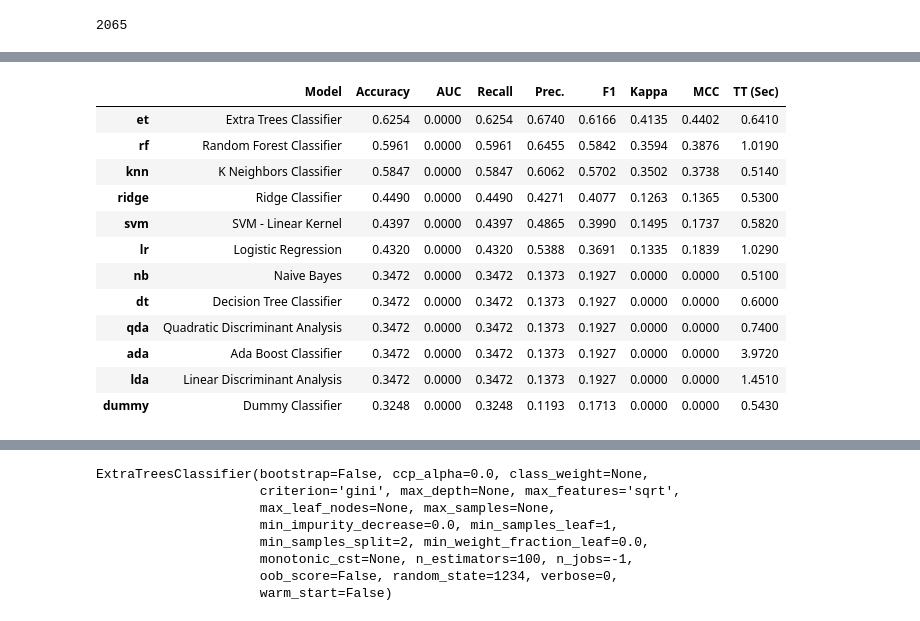
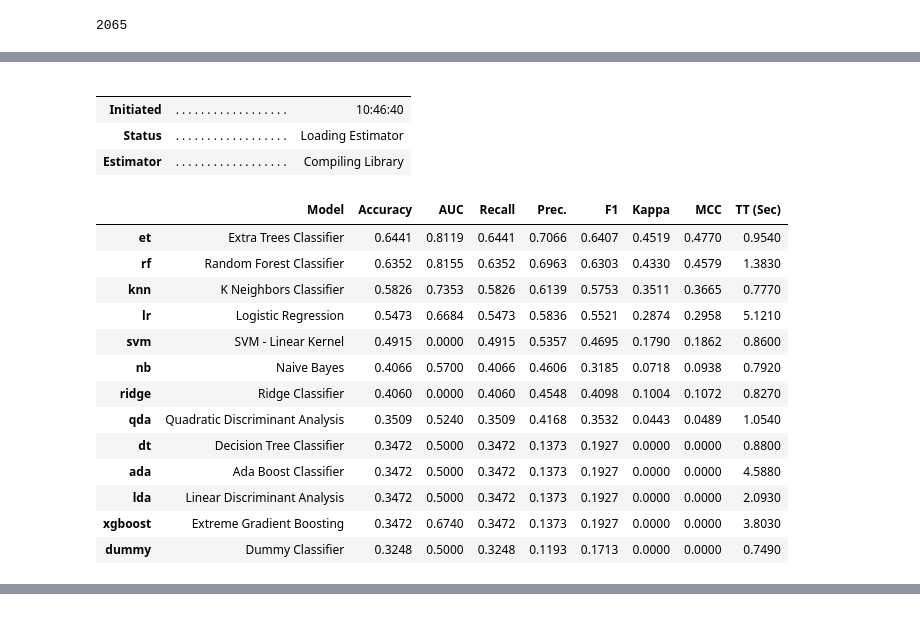
Before and after one commit to Spuced/Final_Year_Project_Github_Clone, a Jupyter notebook: graph_database/machine_learning_dropping_outliers.ipynb, the cells around one changed output, grey strips where cells are left out. Saved outputs shown, nothing was run; the diff lists cells and outputs as text; code cells hidden in the pictures.

```diff
--- a/graph_database/machine_learning_dropping_outliers.ipynb
+++ b/graph_database/machine_learning_dropping_outliers.ipynb
@@ -152,17 +140,23 @@ caret = setup(data=pivoted_df, target='Status', session_id=1234, fold_strategy='
 # %%
-compare_models(exclude=['lightgbm', 'gbc'])
+models = compare_models(exclude=['lightgbm', 'gbc'], n_select=2)
 # %% [output]
+|  |  |  |
+|  |  |  |
+| Initiated | . . . . . . . . . . . . . . . . . . | 10:46:40 |
+| Status | . . . . . . . . . . . . . . . . . . | Loading Estimator |
+| Estimator | . . . . . . . . . . . . . . . . . . | Compiling Library |
+|  | Model | Accuracy | AUC | Recall | Prec. | F1 | Kappa | MCC | TT (Sec) |
+| et | Extra Trees Classifier | 0.6441 | 0.8119 | 0.6441 | 0.7066 | 0.6407 | 0.4519 | 0.4770 | 0.9540 |
+| rf | Random Forest Classifier | 0.6352 | 0.8155 | 0.6352 | 0.6963 | 0.6303 | 0.4330 | 0.4579 | 1.3830 |
+| knn | K Neighbors Classifier | 0.5826 | 0.7353 | 0.5826 | 0.6139 | 0.5753 | 0.3511 | 0.3665 | 0.7770 |
+| lr | Logistic Regression | 0.5473 | 0.6684 | 0.5473 | 0.5836 | 0.5521 | 0.2874 | 0.2958 | 5.1210 |
+| svm | SVM - Linear Kernel | 0.4915 | 0.0000 | 0.4915 | 0.5357 | 0.4695 | 0.1790 | 0.1862 | 0.8600 |
+| nb | Naive Bayes | 0.4066 | 0.5700 | 0.4066 | 0.4606 | 0.3185 | 0.0718 | 0.0938 | 0.7920 |
+| ridge | Ridge Classifier | 0.4060 | 0.0000 | 0.4060 | 0.4548 | 0.4098 | 0.1004 | 0.1072 | 0.8270 |
+| qda | Quadratic Discriminant Analysis | 0.3509 | 0.5240 | 0.3509 | 0.4168 | 0.3532 | 0.0443 | 0.0489 | 1.0540 |
+| dt | Decision Tree Classifier | 0.3472 | 0.5000 | 0.3472 | 0.1373 | 0.1927 | 0.0000 | 0.0000 | 0.8800 |
+| ada | Ada Boost Classifier | 0.3472 | 0.5000 | 0.3472 | 0.1373 | 0.1927 | 0.0000 | 0.0000 | 4.5880 |
+| lda | Linear Discriminant Analysis | 0.3472 | 0.5000 | 0.3472 | 0.1373 | 0.1927 | 0.0000 | 0.0000 | 2.0930 |
+| xgboost | Extreme Gradient Boosting | 0.3472 | 0.6740 | 0.3472 | 0.1373 | 0.1927 | 0.0000 | 0.0000 | 3.8030 |
+| dummy | Dummy Classifier | 0.3248 | 0.5000 | 0.3248 | 0.1193 | 0.1713 | 0.0000 | 0.0000 | 0.7490 |
 [interactive output not drawn]
-|  | Model | Accuracy | AUC | Recall | Prec. | F1 | Kappa | MCC | TT (Sec) |
-| et | Extra Trees Classifier | 0.6254 | 0.0000 | 0.6254 | 0.6740 | 0.6166 | 0.4135 | 0.4402 | 0.6410 |
-| rf | Random Forest Classifier | 0.5961 | 0.0000 | 0.5961 | 0.6455 | 0.5842 | 0.3594 | 0.3876 | 1.0190 |
-| knn | K Neighbors Classifier | 0.5847 | 0.0000 | 0.5847 | 0.6062 | 0.5702 | 0.3502 | 0.3738 | 0.5140 |
-| ridge | Ridge Classifier | 0.4490 | 0.0000 | 0.4490 | 0.4271 | 0.4077 | 0.1263 | 0.1365 | 0.5300 |
-| svm | SVM - Linear Kernel | 0.4397 | 0.0000 | 0.4397 | 0.4865 | 0.3990 | 0.1495 | 0.1737 | 0.5820 |
-| lr | Logistic Regression | 0.4320 | 0.0000 | 0.4320 | 0.5388 | 0.3691 | 0.1335 | 0.1839 | 1.0290 |
-| nb | Naive Bayes | 0.3472 | 0.0000 | 0.3472 | 0.1373 | 0.1927 | 0.0000 | 0.0000 | 0.5100 |
-| dt | Decision Tree Classifier | 0.3472 | 0.0000 | 0.3472 | 0.1373 | 0.1927 | 0.0000 | 0.0000 | 0.6000 |
-| qda | Quadratic Discriminant Analysis | 0.3472 | 0.0000 | 0.3472 | 0.1373 | 0.1927 | 0.0000 | 0.0000 | 0.7400 |
-| ada | Ada Boost Classifier | 0.3472 | 0.0000 | 0.3472 | 0.1373 | 0.1927 | 0.0000 | 0.0000 | 3.9720 |
-| lda | Linear Discriminant Analysis | 0.3472 | 0.0000 | 0.3472 | 0.1373 | 0.1927 | 0.0000 | 0.0000 | 1.4510 |
-| dummy | Dummy Classifier | 0.3248 | 0.0000 | 0.3248 | 0.1193 | 0.1713 | 0.0000 | 0.0000 | 0.5430 |
@@ -170,8 +162,0 @@ compare_models(exclude=['lightgbm', 'gbc'])
-ExtraTreesClassifier(bootstrap=False, ccp_alpha=0.0, class_weight=None,
-                     criterion='gini', max_depth=None, max_features='sqrt',
-                     max_leaf_nodes=None, max_samples=None,
-                     min_impurity_decrease=0.0, min_samples_leaf=1,
-                     min_samples_split=2, min_weight_fraction_leaf=0.0,
-                     monotonic_cst=None, n_estimators=100, n_jobs=-1,
-                     oob_score=False, random_state=1234, verbose=0,
-                     warm_start=False)
```
Also changed, not shown: parts of 9 cells of this notebook, 2 other files.
